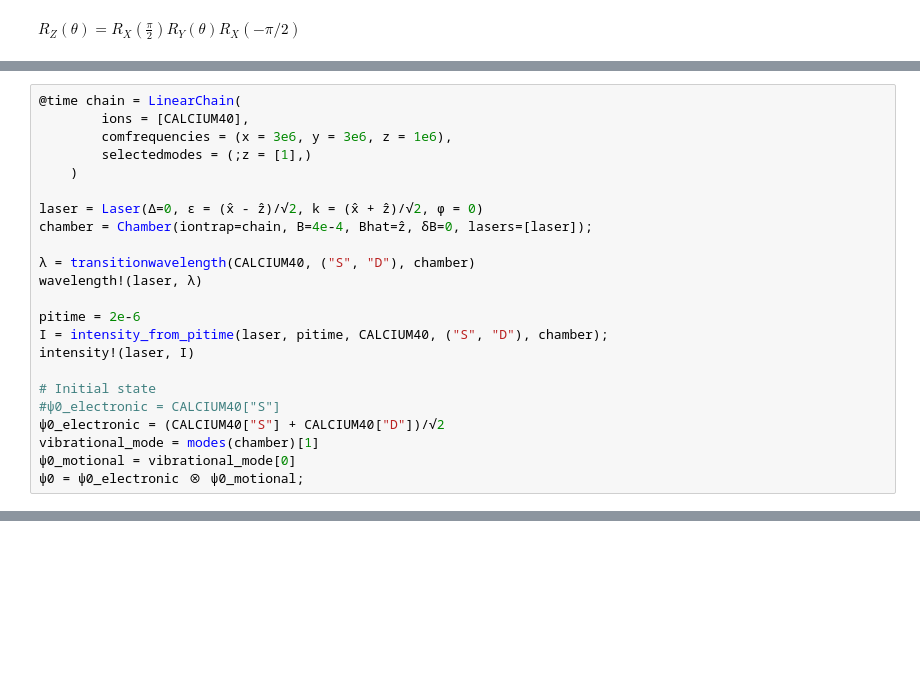
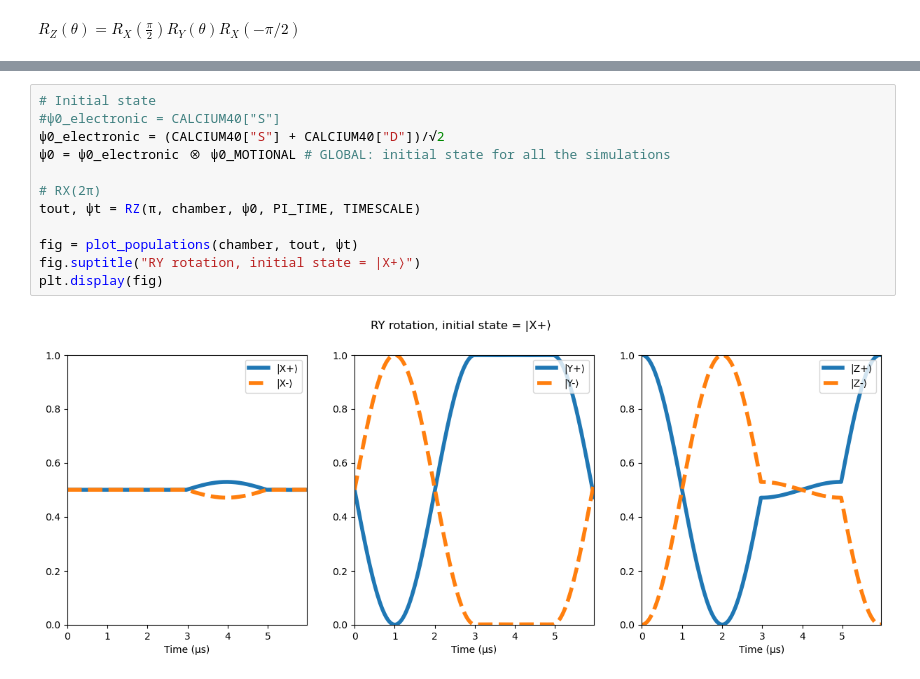
Before and after one commit to SQRLab/IonSim, a Jupyter notebook: single_qubit_rotations/single_qubit_rotations.ipynb, the cells around one changed output, grey strips where cells are left out. Cells and saved outputs as stored; diff of their text form; blank space fills up the shorter version.

```diff
--- a/single_qubit_rotations/single_qubit_rotations.ipynb
+++ b/single_qubit_rotations/single_qubit_rotations.ipynb
@@ -180,23 +141,0 @@ prob_Z_minus = zeros(0);
-# %%
-@time chain = LinearChain(
-        ions = [CALCIUM40],
-        comfrequencies = (x = 3e6, y = 3e6, z = 1e6),
-        selectedmodes = (;z = [1],)
-    )
-
-laser = Laser(Δ=0, ϵ = (x̂ - ẑ)/√2, k = (x̂ + ẑ)/√2, ϕ = 0)
-chamber = Chamber(iontrap=chain, B=4e-4, Bhat=ẑ, δB=0, lasers=[laser]);
-
-λ = transitionwavelength(CALCIUM40, ("S", "D"), chamber)
-wavelength!(laser, λ)
-
-pitime = 2e-6
-I = intensity_from_pitime(laser, pitime, CALCIUM40, ("S", "D"), chamber);
-intensity!(laser, I)
-
-# Initial state
-#ψ0_electronic = CALCIUM40["S"]
-ψ0_electronic = (CALCIUM40["S"] + CALCIUM40["D"])/√2
-vibrational_mode = modes(chamber)[1]
-ψ0_motional = vibrational_mode[0]
-ψ0 = ψ0_electronic ⊗ ψ0_motional;
@@ -340,0 +142,14 @@ plt.display(fig)
+# %%
+# Initial state
+#ψ0_electronic = CALCIUM40["S"]
+ψ0_electronic = (CALCIUM40["S"] + CALCIUM40["D"])/√2
+ψ0 = ψ0_electronic ⊗ ψ0_MOTIONAL # GLOBAL: initial state for all the simulations
+
+# RX(2π)
+tout, ψt = RZ(π, chamber, ψ0, PI_TIME, TIMESCALE)
+
+fig = plot_populations(chamber, tout, ψt)
+fig.suptitle("RY rotation, initial state = |X+⟩")
+plt.display(fig)
+# %% [output]
+[figure, added]
```
Also changed, not shown: parts of 25 cells of this notebook, 1 other file.
